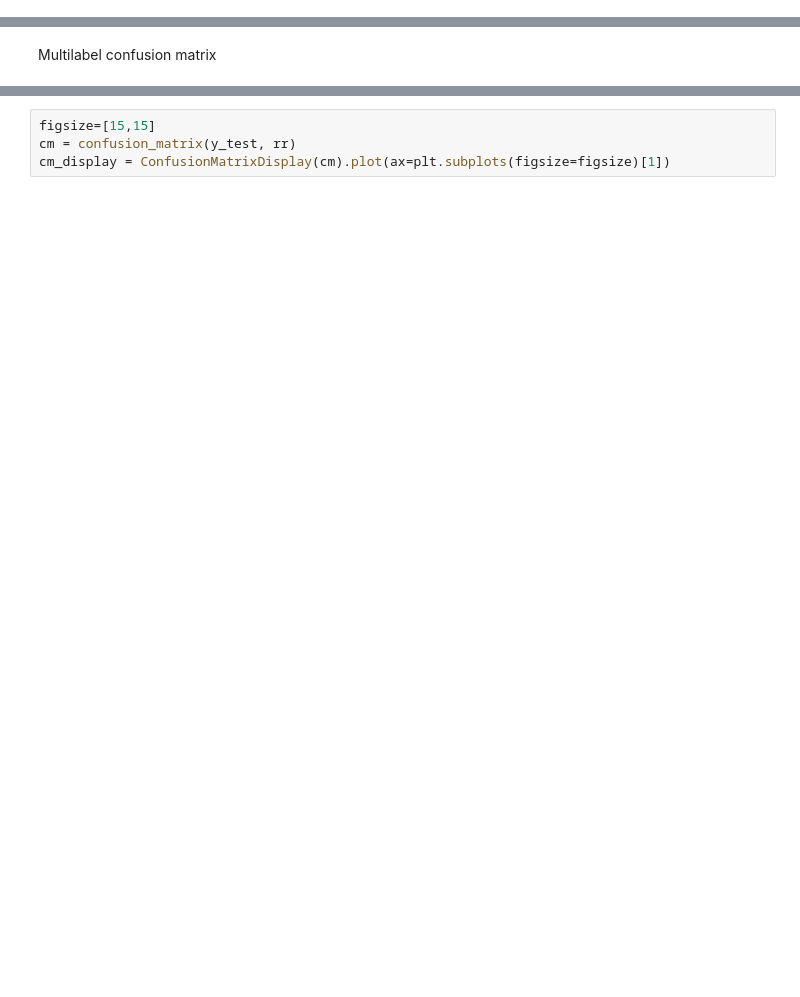
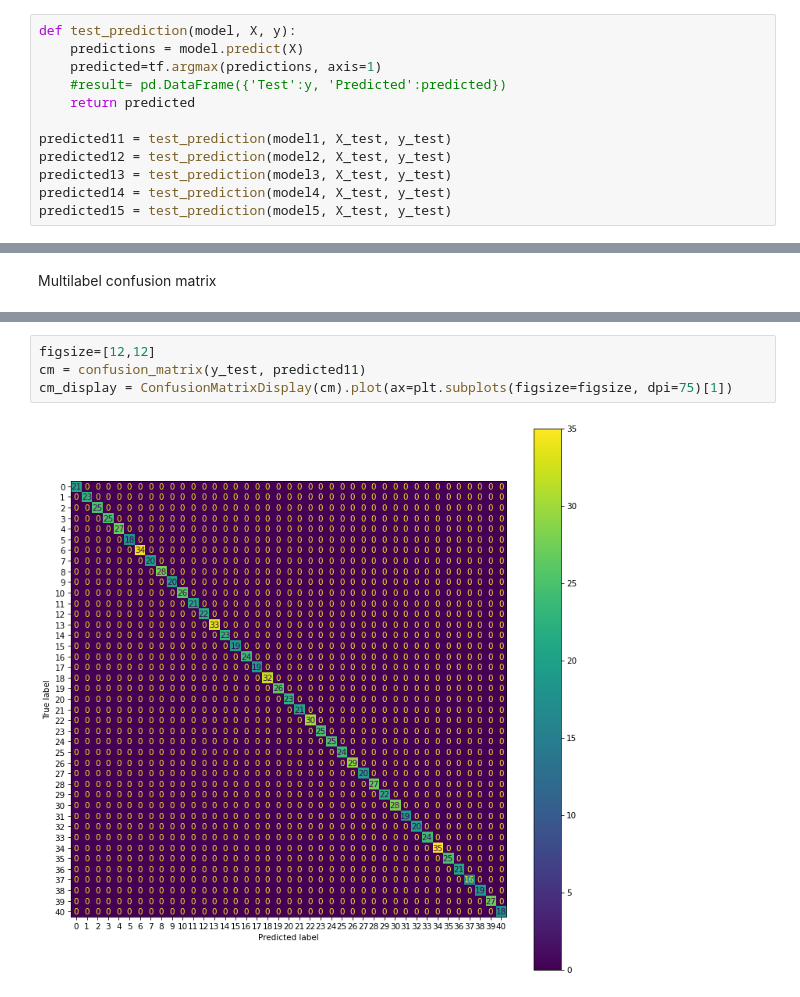
Before and after one commit to whaldsz/deep-learning, a Jupyter notebook: Disease_Indicators_Prediction_v4.ipynb, the cells around one changed output, grey strips where cells are left out. Drawn from its saved outputs; the diff is of its cells as text; blank space fills up the shorter version.

```diff
--- a/Disease_Indicators_Prediction_v4.ipynb
+++ b/Disease_Indicators_Prediction_v4.ipynb
@@ -395,0 +581,12 @@ summary3
+# %%
+def test_prediction(model, X, y):
+    predictions = model.predict(X)
+    predicted=tf.argmax(predictions, axis=1)
+    #result= pd.DataFrame({'Test':y, 'Predicted':predicted})
+    return predicted
+
+predicted11 = test_prediction(model1, X_test, y_test)
+predicted12 = test_prediction(model2, X_test, y_test)
+predicted13 = test_prediction(model3, X_test, y_test)
+predicted14 = test_prediction(model4, X_test, y_test)
+predicted15 = test_prediction(model5, X_test, y_test)
@@ -457,4 +723,6 @@ print(classification_report(y_unseen, result4,target_names=class_names))
 # %%
-figsize=[15,15]
-cm = confusion_matrix(y_test, rr)
-cm_display = ConfusionMatrixDisplay(cm).plot(ax=plt.subplots(figsize=figsize)[1])
+figsize=[12,12]
+cm = confusion_matrix(y_test, predicted11)
+cm_display = ConfusionMatrixDisplay(cm).plot(ax=plt.subplots(figsize=figsize, dpi=75)[1])
+# %% [output]
+[figure, added]
```
Also changed, not shown: parts of 54 cells of this notebook, 26 other files.
